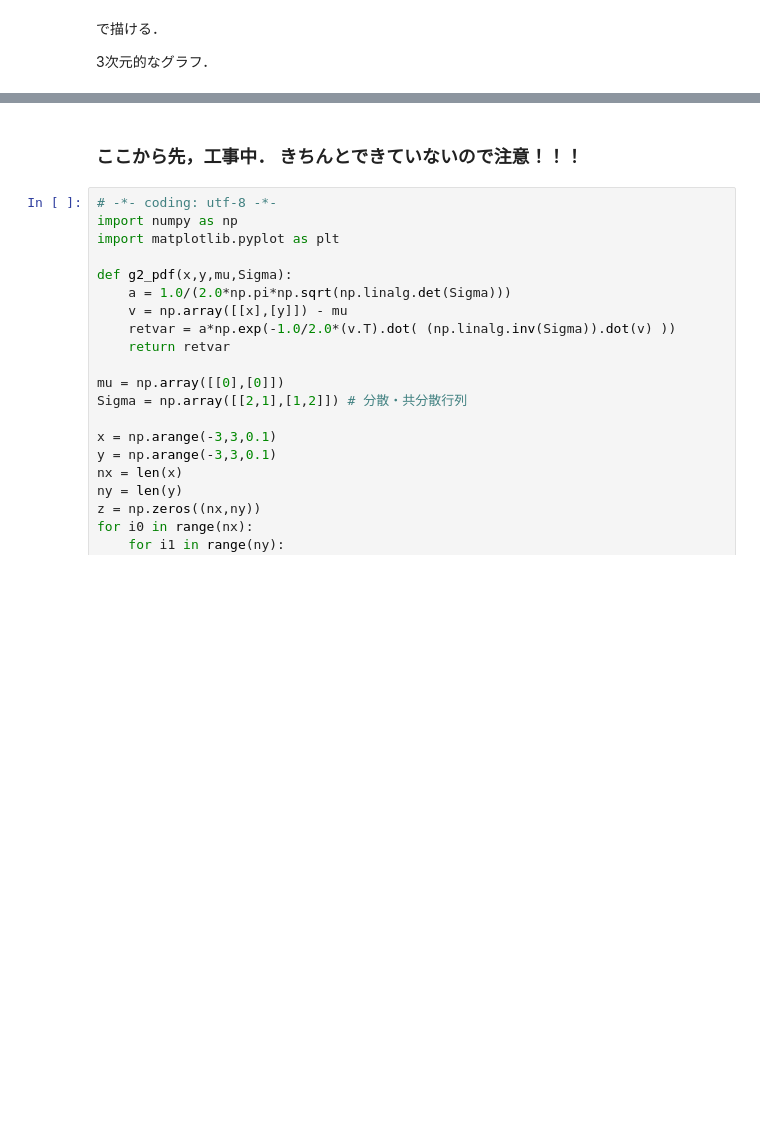
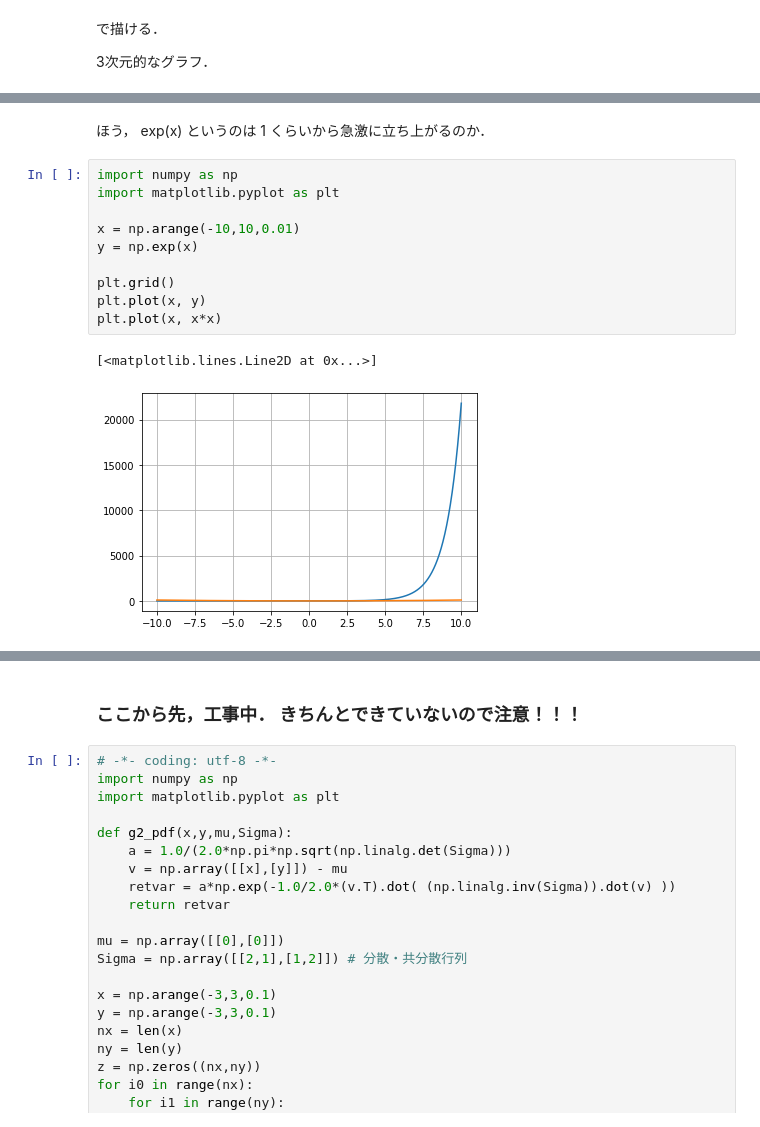
Before and after one commit to date333cs/cources, a Jupyter notebook: introduction_to_python_ad.ipynb, the cells around one changed output, grey strips where cells are left out. Cells and saved outputs as stored; diff of their text form; blank space fills up the shorter version.

```diff
--- a/introduction_to_python_ad.ipynb
+++ b/introduction_to_python_ad.ipynb
@@ -1194,0 +1177,15 @@ plt.hist(x, bins=20)  #棒の数が20本のヒストグラムを作成
+# %% [markdown]
+ほう， exp(x) というのは 1 くらいから急激に立ち上がるのか．
+# %%
+import numpy as np
+import matplotlib.pyplot as plt
+
+x = np.arange(-10,10,0.01)
+y = np.exp(x)
+
+plt.grid()
+plt.plot(x, y)
+plt.plot(x, x*x)
+# %% [output]
+[<matplotlib.lines.Line2D at 0x...>]
+[figure, added]
```
Also changed, not shown: parts of 35 cells of this notebook.
